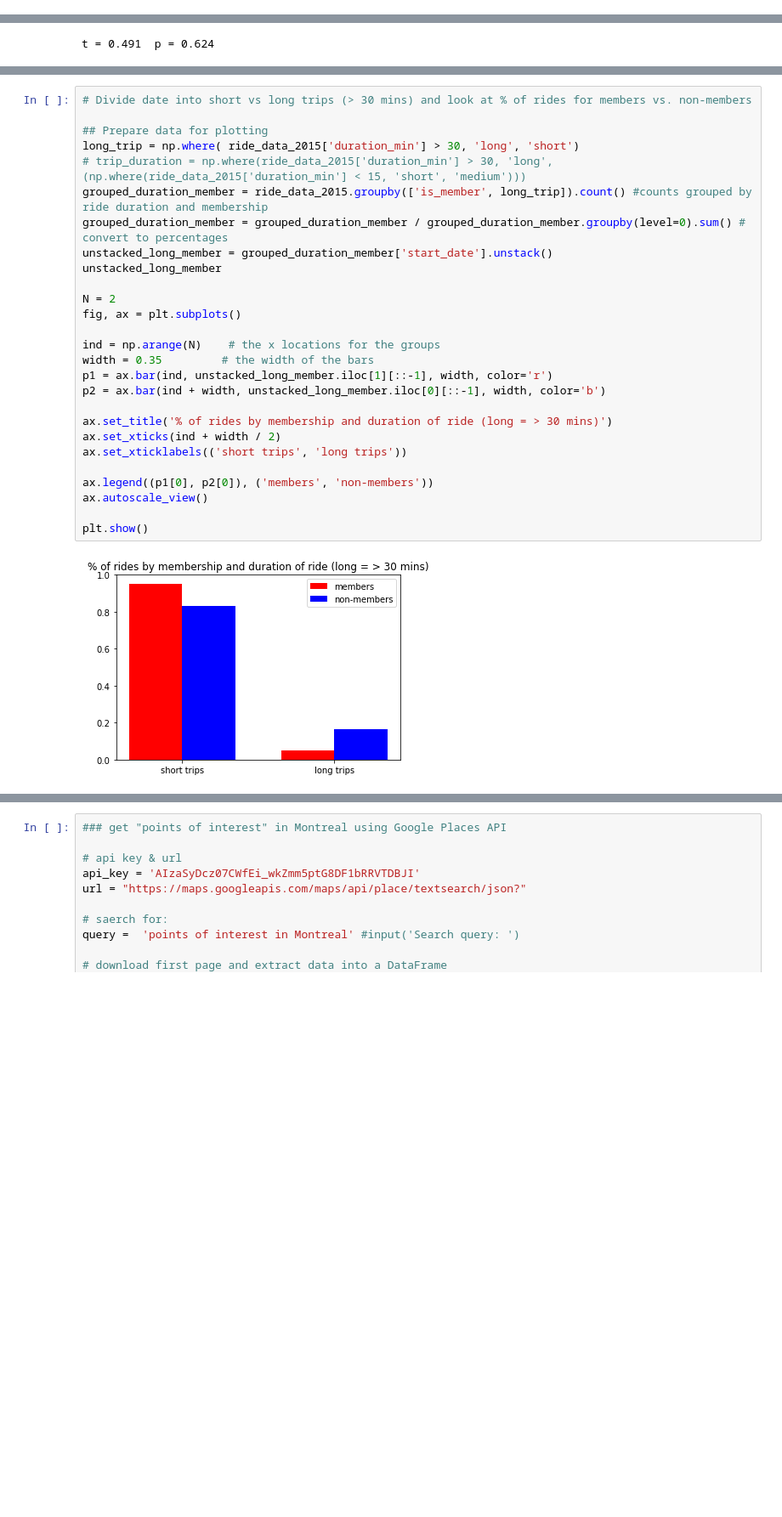
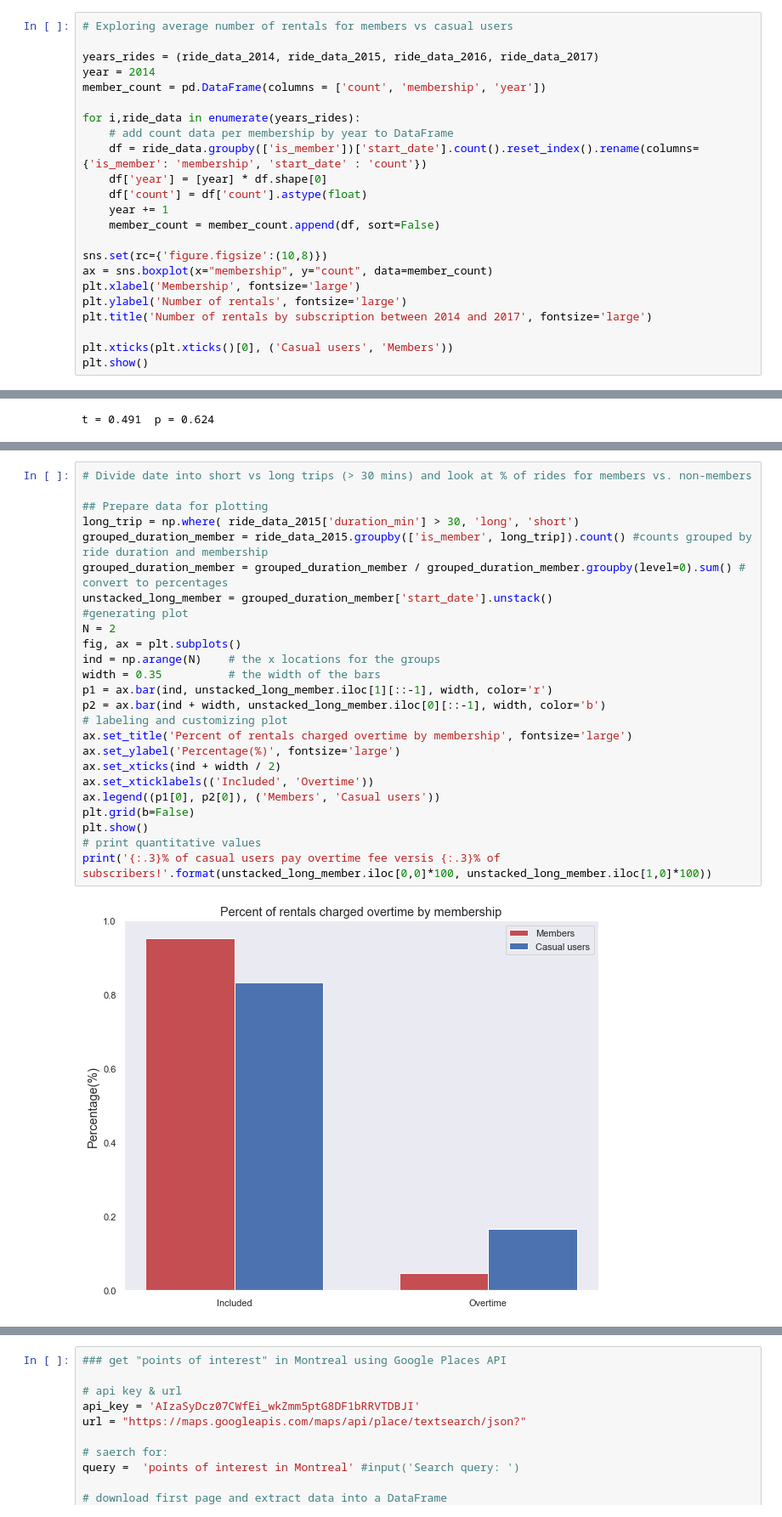
Before and after one commit to WAzaizeh/Data_Science_Basics, a Jupyter notebook: Capstone.ipynb, the cells around one changed output, grey strips where cells are left out. Shown at 85% size. Saved outputs shown, nothing was run; the diff lists cells and outputs as text; blank space fills up the shorter version.

```diff
--- a/Capstone.ipynb
+++ b/Capstone.ipynb
@@ -97,0 +216,23 @@ plt.show()
+# %%
+# Exploring average number of rentals for members vs casual users
+
+years_rides = (ride_data_2014, ride_data_2015, ride_data_2016, ride_data_2017)
+year = 2014
+member_count = pd.DataFrame(columns = ['count', 'membership', 'year'])
+
+for i,ride_data in enumerate(years_rides):
+    # add count data per membership by year to DataFrame
+    df = ride_data.groupby(['is_member'])['start_date'].count().reset_index().rename(columns={'is_member': 'membership', 'start_date' : 'count'})
+    df['year'] = [year] * df.shape[0]
+    df['count'] = df['count'].astype(float)
+    year += 1
+    member_count = member_count.append(df, sort=False)
+
+sns.set(rc={'figure.figsize':(10,8)})
+ax = sns.boxplot(x="membership", y="count", data=member_count)
+plt.xlabel('Membership', fontsize='large')
+plt.ylabel('Number of rentals', fontsize='large')
+plt.title('Number of rentals by subscription between 2014 and 2017', fontsize='large')
+
+plt.xticks(plt.xticks()[0], ('Casual users', 'Members'))
+plt.show()
@@ -157,29 +335,27 @@ t = 0.491  p = 0.624
 # %%
 # Divide date into short vs long trips (> 30 mins) and look at % of rides for members vs. non-members
 
 ## Prepare data for plotting
 long_trip = np.where( ride_data_2015['duration_min'] > 30, 'long', 'short')
-# trip_duration = np.where(ride_data_2015['duration_min'] > 30, 'long', (np.where(ride_data_2015['duration_min'] < 15, 'short', 'medium')))
 grouped_duration_member = ride_data_2015.groupby(['is_member', long_trip]).count() #counts grouped by ride duration and membership
 grouped_duration_member = grouped_duration_member / grouped_duration_member.groupby(level=0).sum() # convert to percentages
 unstacked_long_member = grouped_duration_member['start_date'].unstack()
-unstacked_long_member
-
+#generating plot
 N = 2
 fig, ax = plt.subplots()
-
 ind = np.arange(N)    # the x locations for the groups
-width = 0.35         # the width of the bars
+width = 0.35          # the width of the bars
 p1 = ax.bar(ind, unstacked_long_member.iloc[1][::-1], width, color='r')
 p2 = ax.bar(ind + width, unstacked_long_member.iloc[0][::-1], width, color='b')
-
-ax.set_title('% of rides by membership and duration of ride (long = > 30 mins)')
+# labeling and customizing plot
+ax.set_title('Percent of rentals charged overtime by membership', fontsize='large')
+ax.set_ylabel('Percentage(%)', fontsize='large')
 ax.set_xticks(ind + width / 2)
-ax.set_xticklabels(('short trips', 'long trips'))
-
-ax.legend((p1[0], p2[0]), ('members', 'non-members'))
-ax.autoscale_view()
-
+ax.set_xticklabels(('Included', 'Overtime'))
+ax.legend((p1[0], p2[0]), ('Members', 'Casual users'))
+plt.grid(b=False)
 plt.show()
+# print quantitative values
+print('{:.3}% of casual users pay overtime fee versis {:.3}% of subscribers!'.format(unstacked_long_member.iloc[0,0]*100, unstacked_long_member.iloc[1,0]*100))
 # %% [output]
-[figure, old version]
+[figure, new version]
```
Also changed, not shown: parts of 29 cells of this notebook.
